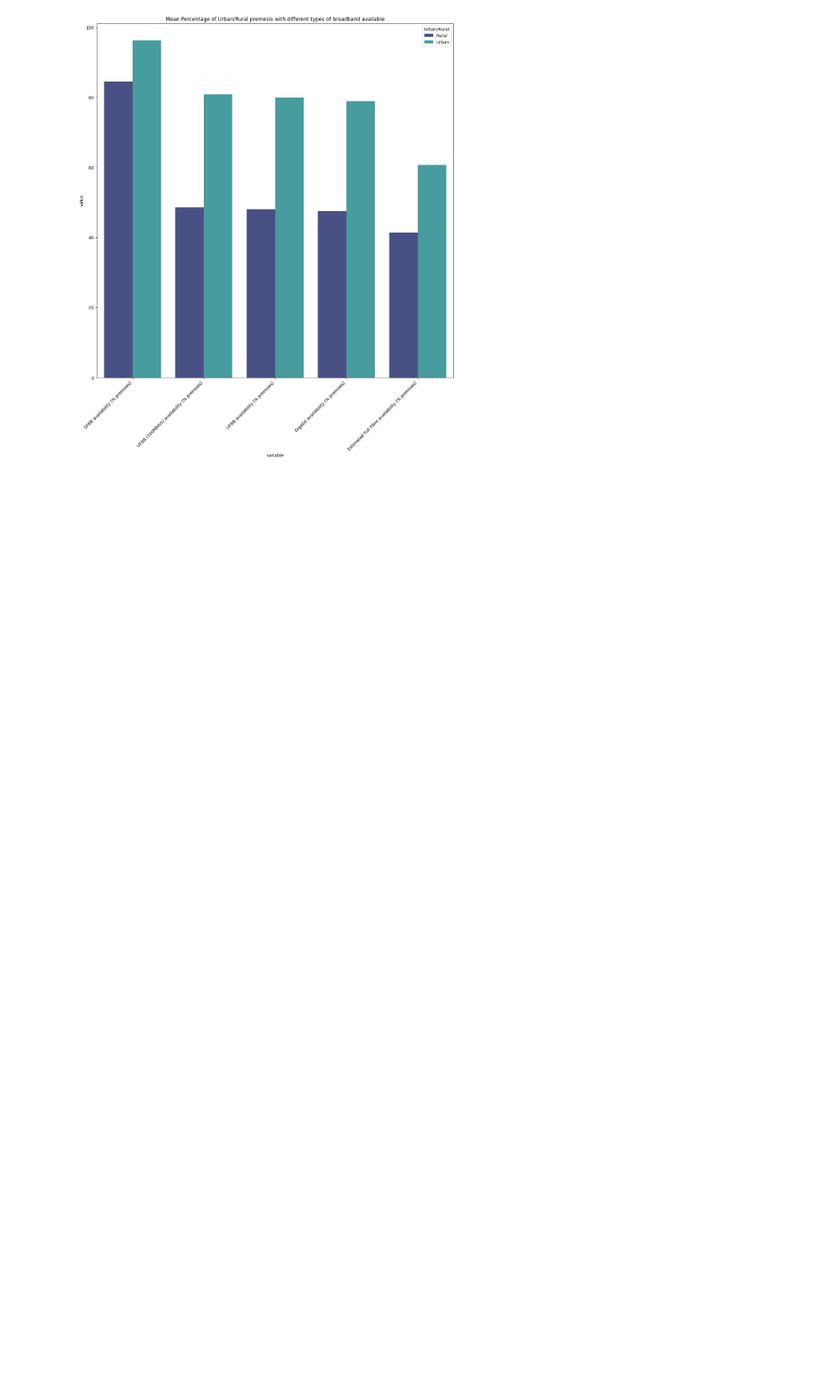
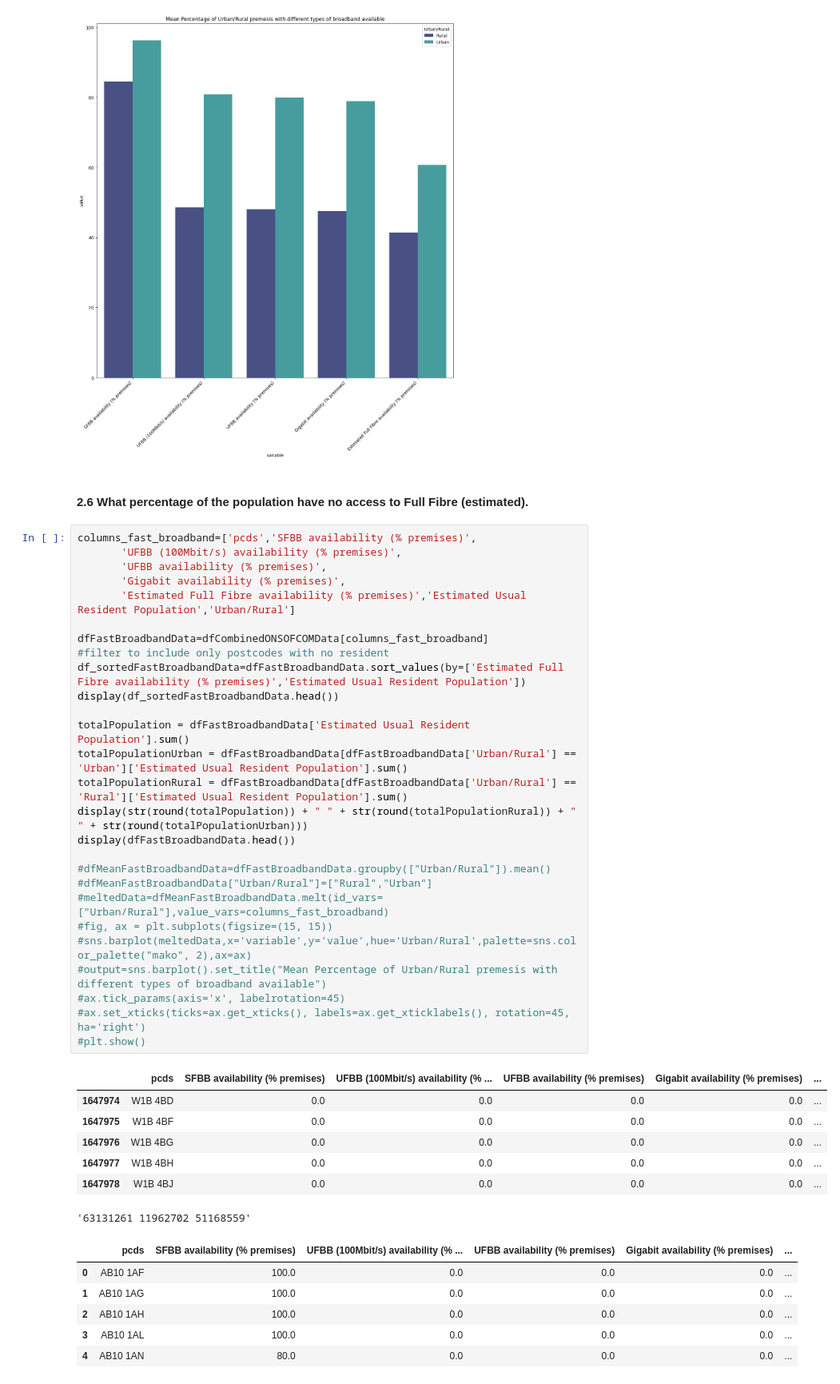
Before and after one commit to yuliiabosher/Fiber-optic-project, a Jupyter notebook: ColabNotebooks/PostcodeLevelFibreDataAnalysis.ipynb, the cells around one changed output. Shown at 80% size. Drawn from its saved outputs; the diff is of its cells as text; blank space fills up the shorter version.

Commit message:
Work in progress: analysis on percentage of population with no access to full fibre

```diff
--- a/ColabNotebooks/PostcodeLevelFibreDataAnalysis.ipynb
+++ b/ColabNotebooks/PostcodeLevelFibreDataAnalysis.ipynb
@@ -510,3 +508,46 @@ ax.set_xticks(ticks=ax.get_xticks(), labels=ax.get_xticklabels(), rotation=45, h
 plt.show()
 # %% [output]
 [figure]
+# %% [markdown]
+#### 2.6 What percentage of the population have no access to Full Fibre (estimated).
+# %%
+columns_fast_broadband=['pcds','SFBB availability (% premises)',
+       'UFBB (100Mbit/s) availability (% premises)',
+       'UFBB availability (% premises)',
+       'Gigabit availability (% premises)',
+       'Estimated Full Fibre availability (% premises)','Estimated Usual Resident Population','Urban/Rural']
+
+dfFastBroadbandData=dfCombinedONSOFCOMData[columns_fast_broadband]
+#filter to include only postcodes with no resident
+df_sortedFastBroadbandData=dfFastBroadbandData.sort_values(by=['Estimated Full Fibre availability (% premises)','Estimated Usual Resident Population'])
+display(df_sortedFastBroadbandData.head())
+
+totalPopulation = dfFastBroadbandData['Estimated Usual Resident Population'].sum()
+totalPopulationUrban = dfFastBroadbandData[dfFastBroadbandData['Urban/Rural'] == 'Urban']['Estimated Usual Resident Population'].sum()
+totalPopulationRural = dfFastBroadbandData[dfFastBroadbandData['Urban/Rural'] == 'Rural']['Estimated Usual Resident Population'].sum()
+display(str(round(totalPopulation)) + " " + str(round(totalPopulationRural)) + " " + str(round(totalPopulationUrban)))
+display(dfFastBroadbandData.head())
+
+#dfMeanFastBroadbandData=dfFastBroadbandData.groupby(["Urban/Rural"]).mean()
+#dfMeanFastBroadbandData["Urban/Rural"]=["Rural","Urban"]
+#meltedData=dfMeanFastBroadbandData.melt(id_vars=["Urban/Rural"],value_vars=columns_fast_broadband)
+#fig, ax = plt.subplots(figsize=(15, 15))
+#sns.barplot(meltedData,x='variable',y='value',hue='Urban/Rural',palette=sns.color_palette("mako", 2),ax=ax)
+#output=sns.barplot().set_title("Mean Percentage of Urban/Rural premesis with different types of broadband available")
+#ax.tick_params(axis='x', labelrotation=45)
+#ax.set_xticks(ticks=ax.get_xticks(), labels=ax.get_xticklabels(), rotation=45, ha='right')
+#plt.show()
+# %% [output]
+|  | pcds | SFBB availability (% premises) | UFBB (100Mbit/s) availability (% ... | UFBB availability (% premises) | Gigabit availability (% premises) | ... |
+| 1647974 | W1B 4BD | 0.0 | 0.0 | 0.0 | 0.0 | ... |
+| 1647975 | W1B 4BF | 0.0 | 0.0 | 0.0 | 0.0 | ... |
+| 1647976 | W1B 4BG | 0.0 | 0.0 | 0.0 | 0.0 | ... |
+| 1647977 | W1B 4BH | 0.0 | 0.0 | 0.0 | 0.0 | ... |
+| 1647978 | W1B 4BJ | 0.0 | 0.0 | 0.0 | 0.0 | ... |
+'63131261 11962702 51168559'
+|  | pcds | SFBB availability (% premises) | UFBB (100Mbit/s) availability (% ... | UFBB availability (% premises) | Gigabit availability (% premises) | ... |
+| 0 | AB10 1AF | 100.0 | 0.0 | 0.0 | 0.0 | ... |
+| 1 | AB10 1AG | 100.0 | 0.0 | 0.0 | 0.0 | ... |
+| 2 | AB10 1AH | 100.0 | 0.0 | 0.0 | 0.0 | ... |
+| 3 | AB10 1AL | 100.0 | 0.0 | 0.0 | 0.0 | ... |
+| 4 | AB10 1AN | 80.0 | 0.0 | 0.0 | 0.0 | ... |
```
Also changed, not shown: parts of 2 cells of this notebook.
